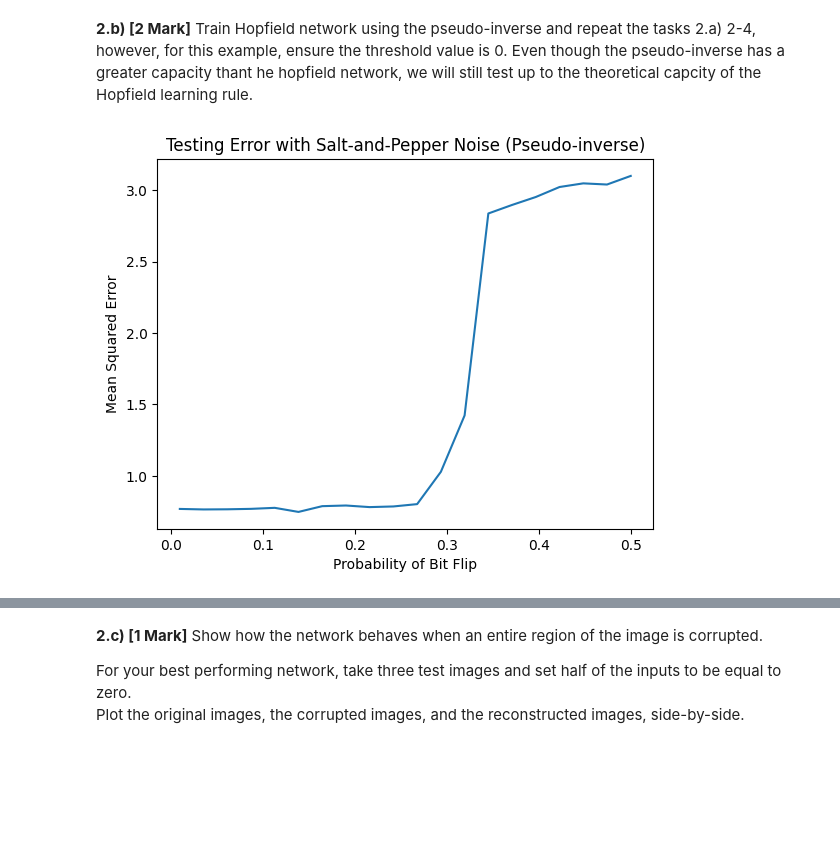
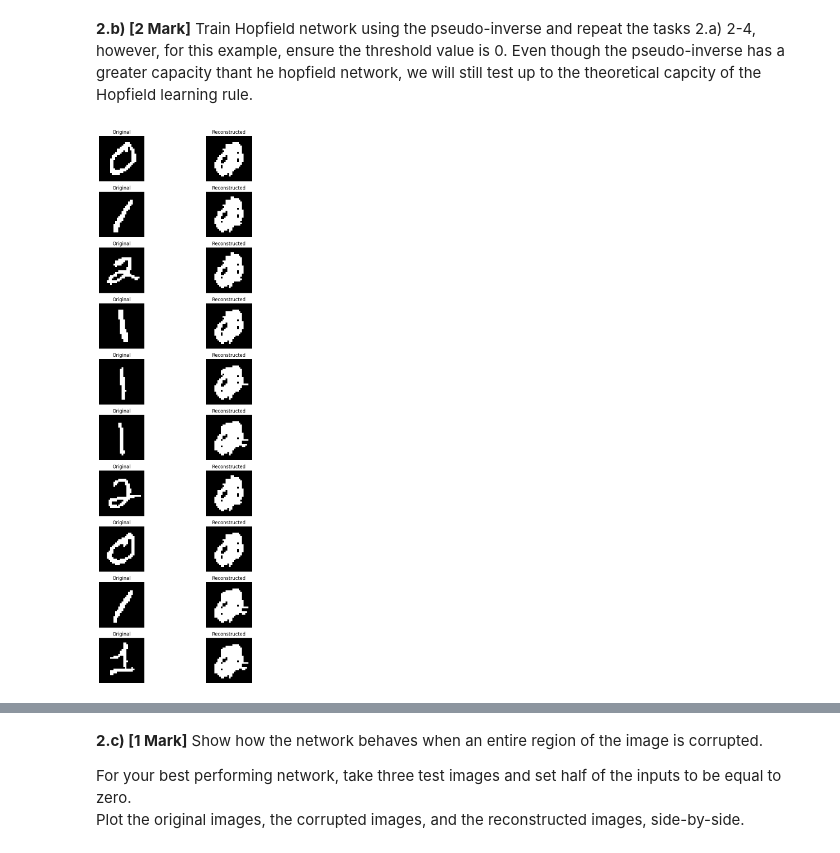
Before and after one commit to mr-nudo/neuronModels1, a Jupyter notebook: syde552_file_(3).ipynb, the cells around one changed output, grey strips where cells are left out. Cells and saved outputs as stored; diff of their text form; code cells hidden in the pictures; blank space fills up the shorter version.

```diff
--- a/syde552_file_(3).ipynb
+++ b/syde552_file_(3).ipynb
@@ -444,30 +450,33 @@ def pseudoinverse_hopfield_matrix(training_patterns, lamb = 0.01):
 
 # Train Hopfield network using the pseudo-inverse
 W_pseudo = pseudoinverse_hopfield_matrix(training_data)
-
-# Iterate over different noise levels
-mses_pseudo = []
-for p_idx, p in enumerate(prob_flip):
-    total_mse = 0
-    # Iterate over testing images
-    for test_image in testing_data:
-        # Add salt-and-pepper noise
-        noisy_image = corrupt(test_image, p)
-        # Reconstruct the corrupted image using the Hopfield network trained with pseudo-inverse
-        reconstructed_image_pseudo = torch.sign(torch.matmul(W_pseudo, noisy_image))
-        # Compute MSE between the reconstructed image and the original non-noisy image
-        mse_value_pseudo = mse(reconstructed_image_pseudo, test_image)
-        total_mse += mse_value_pseudo.item()
-    # Compute average MSE for the current noise level
-    average_mse_pseudo = total_mse / len(testing_data)
-    mses_pseudo.append(average_mse_pseudo)
-
-# Plot results
-plt.figure()
-plt.plot(prob_flip, mses_pseudo)
-plt.xlabel('Probability of Bit Flip')
-plt.ylabel('Mean Squared Error')
-plt.title('Testing Error with Salt-and-Pepper Noise (Pseudo-inverse)')
-plt.show()
-# %% [output]
-[figure, removed]
+# %%
+# 2.b.2 - plot original and reconstructed images
+plt.figure(figsize=(10, 20))
+
+# create weight matrix, W
+W = outer_product_hopfield_matrix(binary_img_tensor[:10])
+
+for i in range(10):
+    # reconstruct training image, i
+    # reconstructed_image = torch.sign(torch.matmul(W_pseudo, binary_img_tensor[i]))
+    random_indices = torch.randperm(binary_img_tensor.shape[0])[:C]
+    training_patterns = binary_img_tensor[random_indices]
+    reconstructed_image = evaluate_hopfield_network(W, training_patterns[i].reshape(-1,1))[0]
+
+    plt.subplot(10, 2, 1 + 2 * i)
+    # plot original image
+    plt.imshow(binary_img_tensor[i].reshape(28, 28), cmap='gray')
+    plt.title("Original")
+    plt.axis('off')
+
+    plt.subplot(10, 2, 2 + 2 * i)
+    # plot reconstructed image
+    plt.imshow(reconstructed_image.reshape(28, 28), cmap='gray')
+    plt.title("Reconstructed")
+    plt.axis('off')
+
+plt.tight_layout()
+plt.show()
+# %% [output]
+[figure, added]
```
Also changed, not shown: parts of 16 cells of this notebook.
